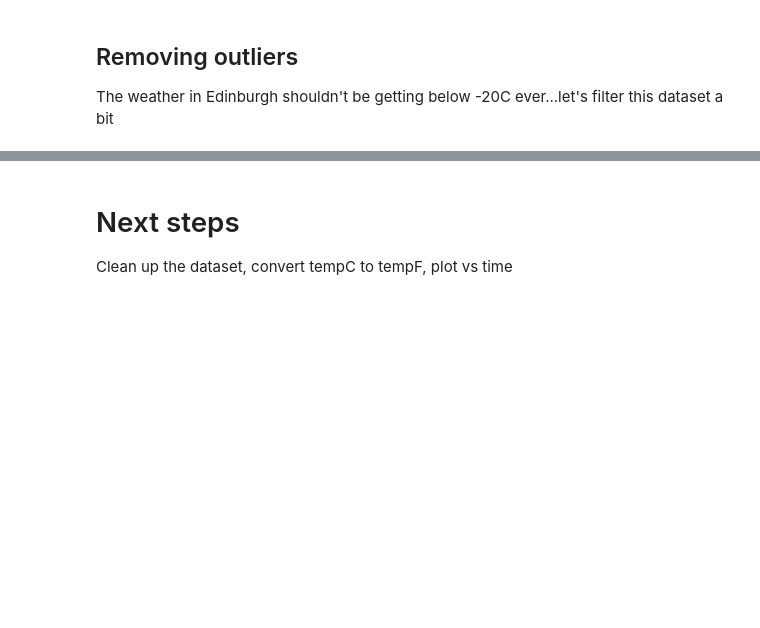
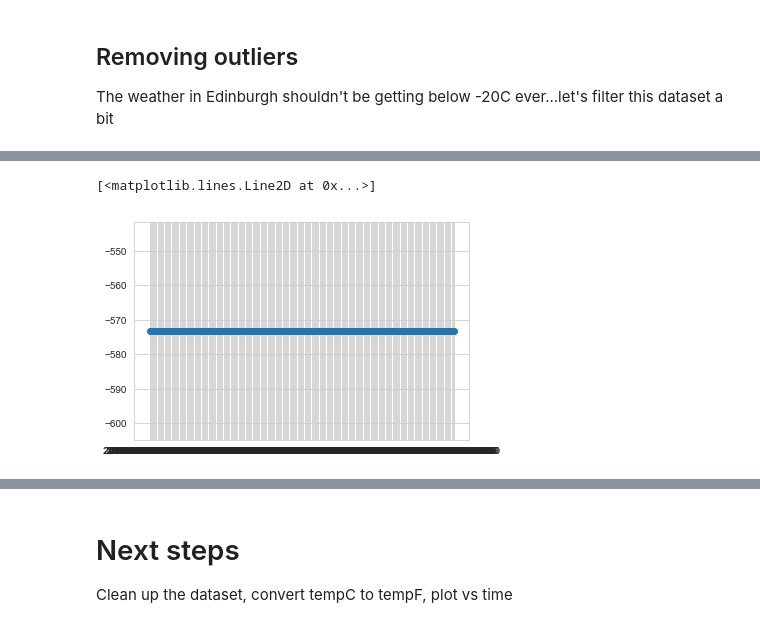
Before and after one commit to a-epstein/temp_converter, a Jupyter notebook: weather_analysis.ipynb, the cells around one changed output, grey strips where cells are left out. Saved outputs shown, nothing was run; the diff lists cells and outputs as text; code cells hidden in the pictures; blank space fills up the shorter version.

```diff
--- a/weather_analysis.ipynb
+++ b/weather_analysis.ipynb
@@ -72,0 +110,8 @@ The weather in Edinburgh shouldn't be getting below -20C ever...let's filter thi
+# %%
+# Filter out all temps lower than -20C
+outliers = edi_group.query('temp < -27')
+print(outliers)
+
+# Let's look at the original dataset
+outliers_raw = edinburgh_raw.query('temp < -27').dropna(how='all').loc[:,['Time', 'TemperatureC']]
+print(outliers_raw)
@@ -72,0 +136,6 @@ The weather in Edinburgh shouldn't be getting below -20C ever...let's filter thi
+# %%
+# Print out all the original outliers
+plt.plot_date(x='Time',y='TemperatureC',data=outliers_raw)
+# %% [output]
+[<matplotlib.lines.Line2D at 0x...>]
+[figure, added]
```
Also changed, not shown: parts of 12 cells of this notebook.
